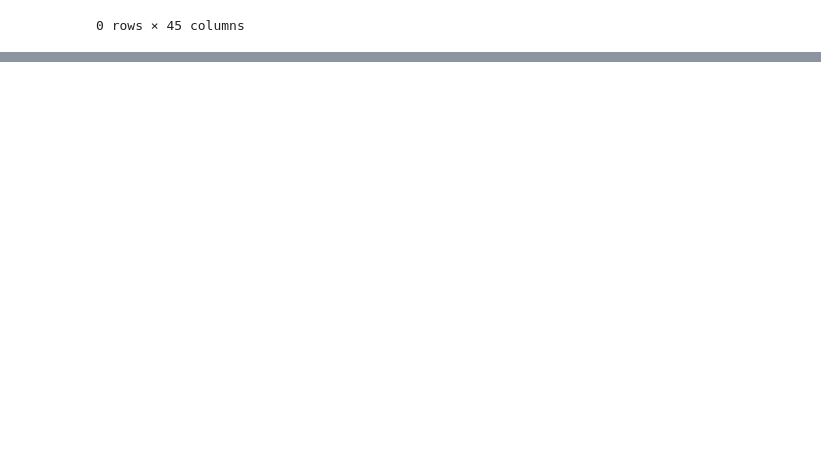
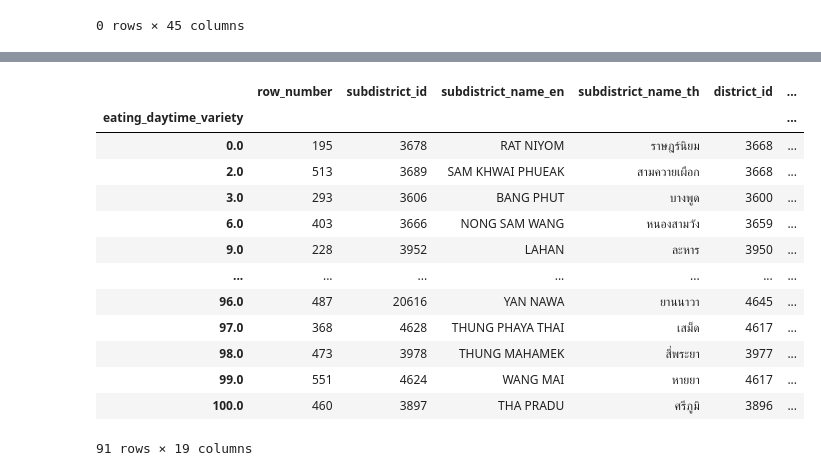
Before and after one commit to Praewphat/BasicProg_DataViz65, a Jupyter notebook: midterm65.ipynb, the cells around one changed output, grey strips where cells are left out. Cells and saved outputs as stored; diff of their text form; code cells hidden in the pictures; blank space fills up the shorter version.

```diff
--- a/midterm65.ipynb
+++ b/midterm65.ipynb
@@ -375,0 +311,17 @@ project.dropna(how='all')
+# %%
+eat.groupby('eating_daytime_variety').max()
+# %% [output]
+|  | row_number | subdistrict_id | subdistrict_name_en | subdistrict_name_th | district_id | ... |
+| eating_daytime_variety |  |  |  |  |  | ... |
+| 0.0 | 195 | 3678 | RAT NIYOM | ราษฎร์นิยม | 3668 | ... |
+| 2.0 | 513 | 3689 | SAM KHWAI PHUEAK | สามควายเผือก | 3668 | ... |
+| 3.0 | 293 | 3606 | BANG PHUT | บางพูด | 3600 | ... |
+| 6.0 | 403 | 3666 | NONG SAM WANG | หนองสามวัง | 3659 | ... |
+| 9.0 | 228 | 3952 | LAHAN | ละหาร | 3950 | ... |
+| ... | ... | ... | ... | ... | ... | ... |
+| 96.0 | 487 | 20616 | YAN NAWA | ยานนาวา | 4645 | ... |
+| 97.0 | 368 | 4628 | THUNG PHAYA THAI | เสม็ด | 4617 | ... |
+| 98.0 | 473 | 3978 | THUNG MAHAMEK | สี่พระยา | 3977 | ... |
+| 99.0 | 551 | 4624 | WANG MAI | หายยา | 4617 | ... |
+| 100.0 | 460 | 3897 | THA PRADU | ศรีภูมิ | 3896 | ... |
+91 rows × 19 columns
```
Also changed, not shown: parts of 40 cells of this notebook.
